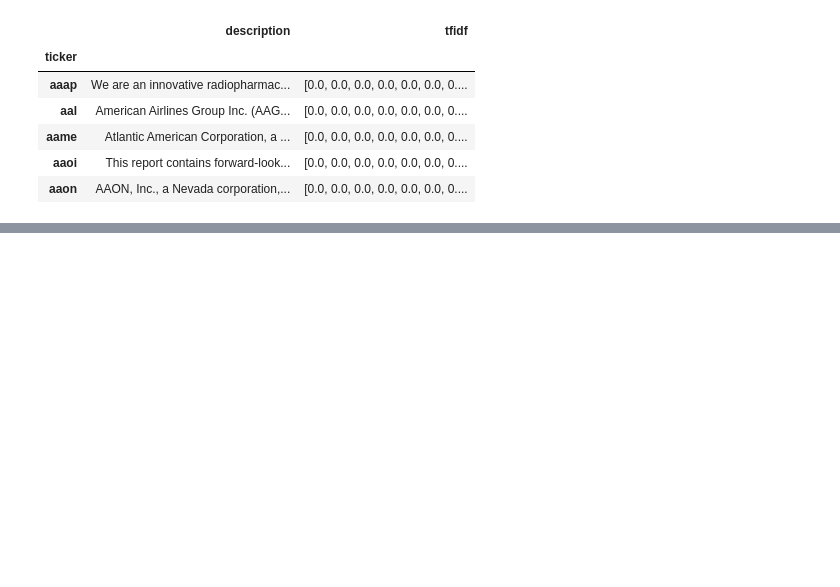
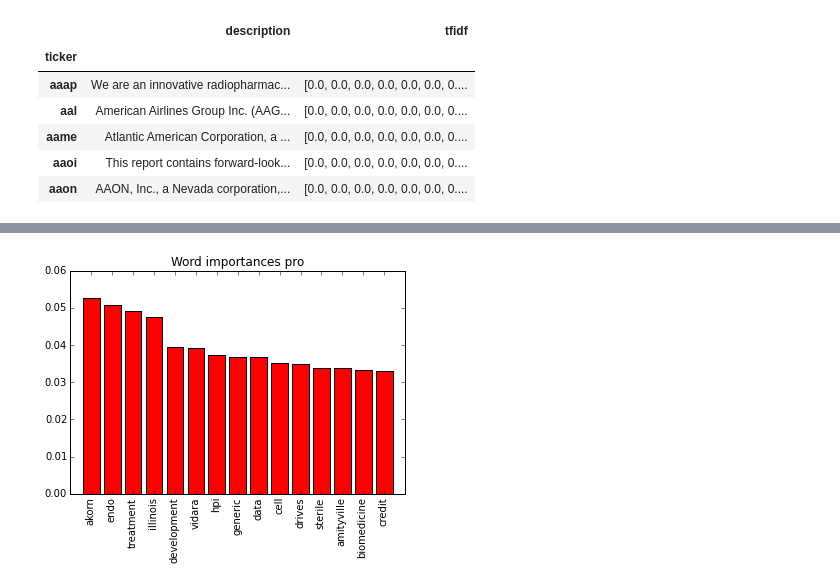
Before and after one commit to brian8128/gdelt_project, a Jupyter notebook: DataExtraction.ipynb, the cells around one changed output, grey strips where cells are left out. Drawn from its saved outputs; the diff is of its cells as text; code cells hidden in the pictures; blank space fills up the shorter version.

```diff
--- a/DataExtraction.ipynb
+++ b/DataExtraction.ipynb
@@ -131,0 +156,18 @@ array([    0, 11388, 11389, ..., 11487, 13147, 15032])
+# %%
+def draw_importances_graph(names, importances, title):
+    n = len(names)
+    plt.figure()
+    plt.title(title)
+    plt.bar(range(n), importances,
+           color="r", align="center")
+    plt.xticks(range(n), names)
+    plt.xlim([-1, n])
+    locs, labels = plt.xticks()
+    plt.setp(labels, rotation=90)
+    plt.show()
+
+draw_importances_graph(features[word_indicies_pro],
+                       importances_pro[word_indicies_pro],
+                       "Word importances pro")
+# %% [output]
+[figure, added]
```
Also changed, not shown: parts of 18 cells of this notebook.
